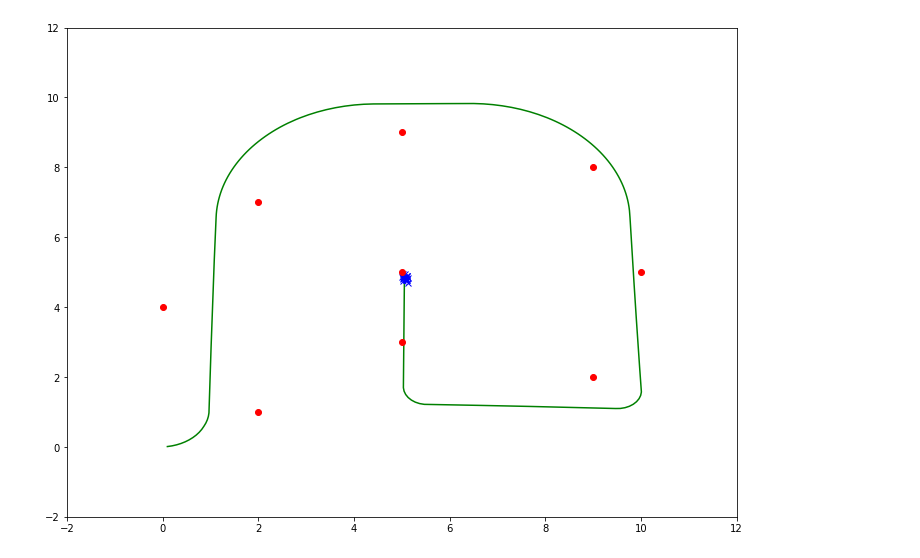
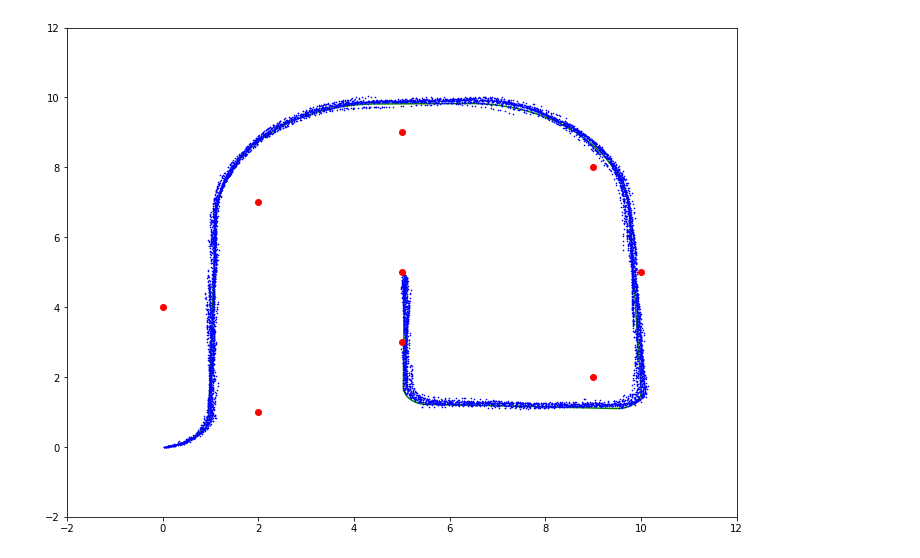
Before and after one commit to ToastyToast/slam-algorithms, a Jupyter notebook: examples/particle_filter/particle_filter.ipynb, the cells around one changed output. Drawn from its saved outputs; the diff is of its cells as text; code cells hidden in the pictures.

Commit message:
Fix visualizations

```diff
--- a/examples/particle_filter/particle_filter.ipynb
+++ b/examples/particle_filter/particle_filter.ipynb
@@ -42,32 +39,37 @@ odometry_noise = (0.01, 0.05, 0.01)
 # Sensor noise
 # range variance, bearing variance
 sensor_noise = (0.1, 0.1)
 
 odom_sens_data = zip(odometry, sensor)
 # For debugging
 # odom_sens_data = list(zip(odometry, sensor))[:100]
 
 for command, readings in odom_sens_data:
     robot.motion_command(command)
 
     true_x.append(robot.pose.item(0))
     true_y.append(robot.pose.item(1))
 
     pf.predict(command, odometry_noise)
     # Comment out correction and resampling steps to see raw odometry
     pf.correct(readings, sensor_noise, landmark_map)
     pf.resample()
 
+    for i, particle in enumerate(pf.particles):
+        weight, pose = particle
+        pf_x.append(pose.item(0))
+        pf_y.append(pose.item(1))
+
 plt.plot(true_x, true_y, 'g')
 
 for i, particle in enumerate(pf.particles):
     weight, pose = particle
     pf_x.append(pose.item(0))
     pf_y.append(pose.item(1))
 
-plt.plot(pf_x, pf_y, 'bx')
+plt.plot(pf_x, pf_y, 'bx', markersize=1)
 
 for key, value in landmark_map.landmarks.items():
     plt.plot(value[0], value[1], 'ro')
 # %% [output]
-[figure, old version]
+[figure, new version]
```
Also changed, not shown: parts of 1 cell of this notebook, 1 other file.
